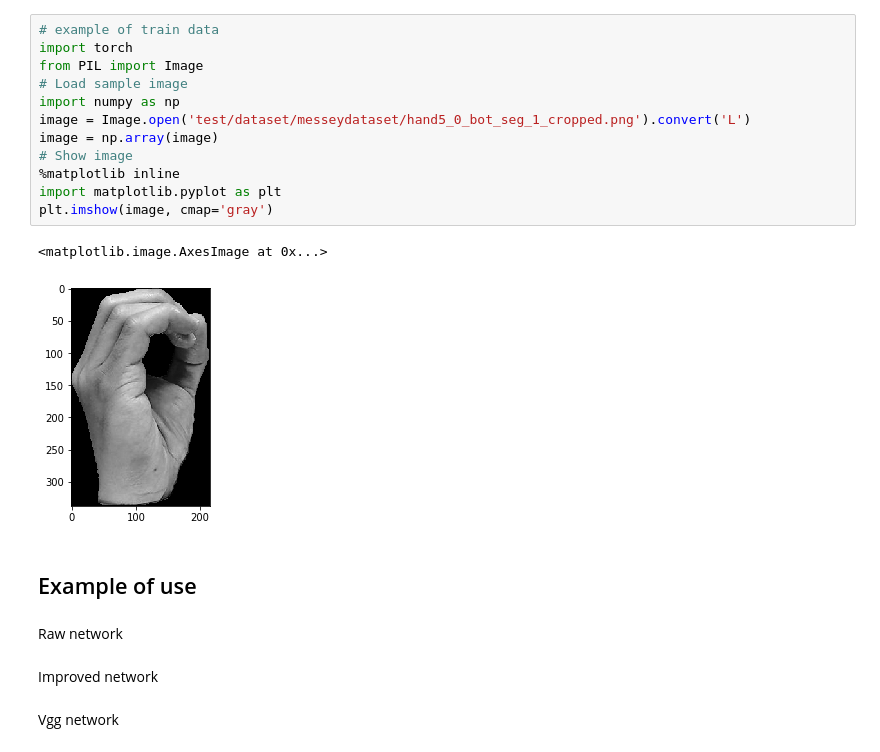
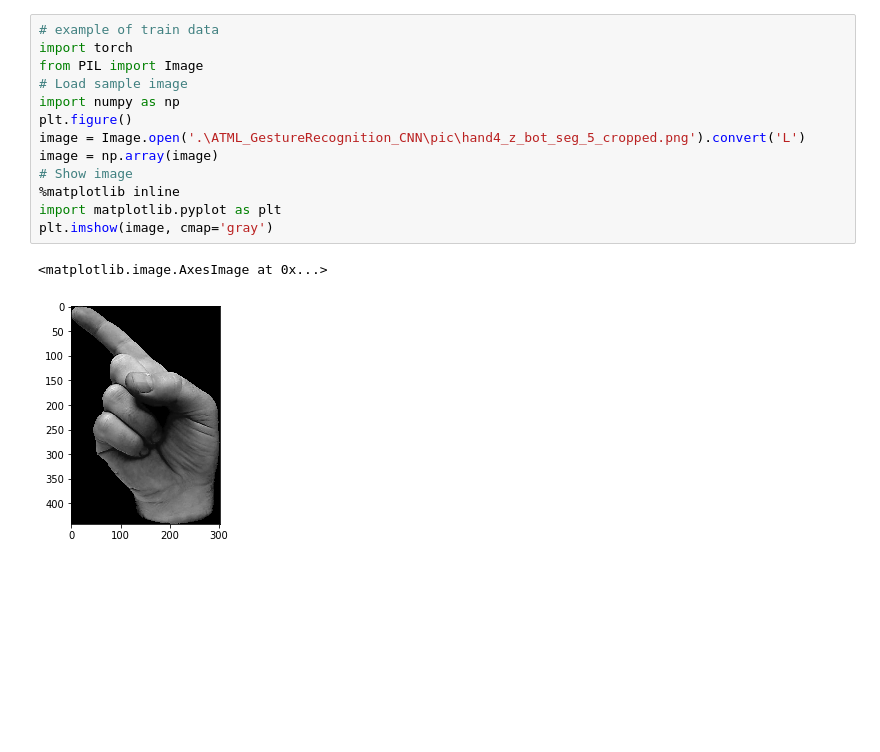
Before and after one commit to milibiswas/ATML_GestureRecognition_CNN, a Jupyter notebook: report.ipynb, the cells around one changed output. Saved outputs shown, nothing was run; the diff lists cells and outputs as text; blank space fills up the shorter version.

```diff
--- a/report.ipynb
+++ b/report.ipynb
@@ -35,23 +76,16 @@ VGG: <img src="https://raw.githubusercontent.com/milibiswas/ATML_GestureRecognit
 # %%
 # example of train data
 import torch
 from PIL import Image
 # Load sample image
 import numpy as np
-image = Image.open('test/dataset/messeydataset/hand5_0_bot_seg_1_cropped.png').convert('L')
+plt.figure()
+image = Image.open('.\ATML_GestureRecognition_CNN\pic\hand4_z_bot_seg_5_cropped.png').convert('L')
 image = np.array(image)
 # Show image
 %matplotlib inline
 import matplotlib.pyplot as plt
 plt.imshow(image, cmap='gray')
 # %% [output]
 <matplotlib.image.AxesImage at 0x...>
-[figure, old version]
+[figure, new version]
-# %% [markdown]
-## Example of use
-# %% [markdown]
-Raw network
-# %% [markdown]
-Improved network
-# %% [markdown]
-Vgg network
```
Also changed, not shown: parts of 25 cells of this notebook.
